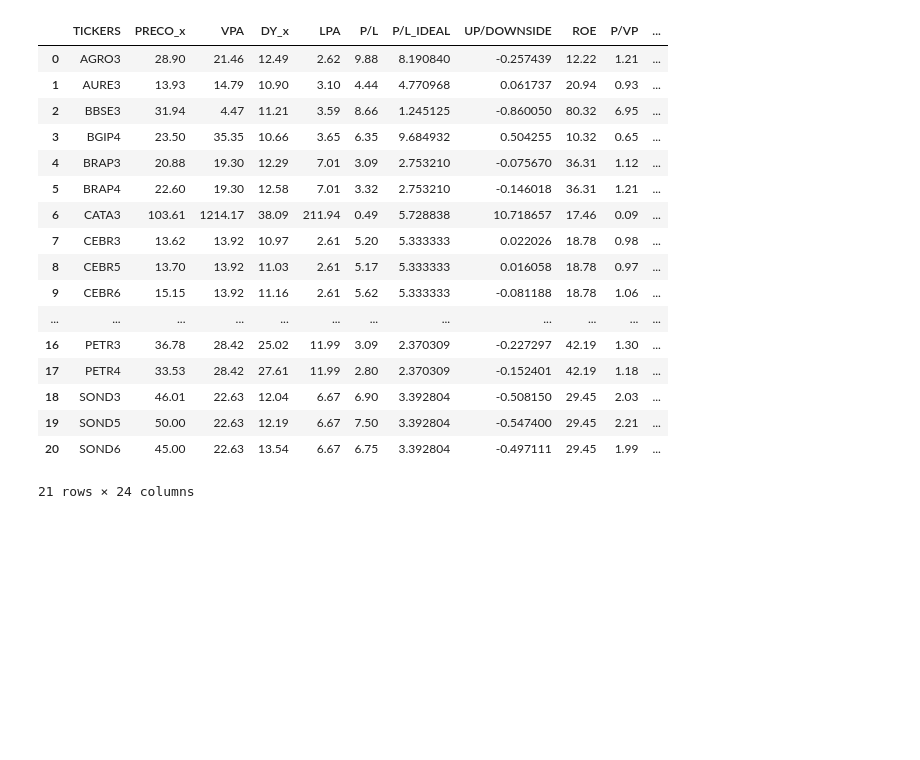
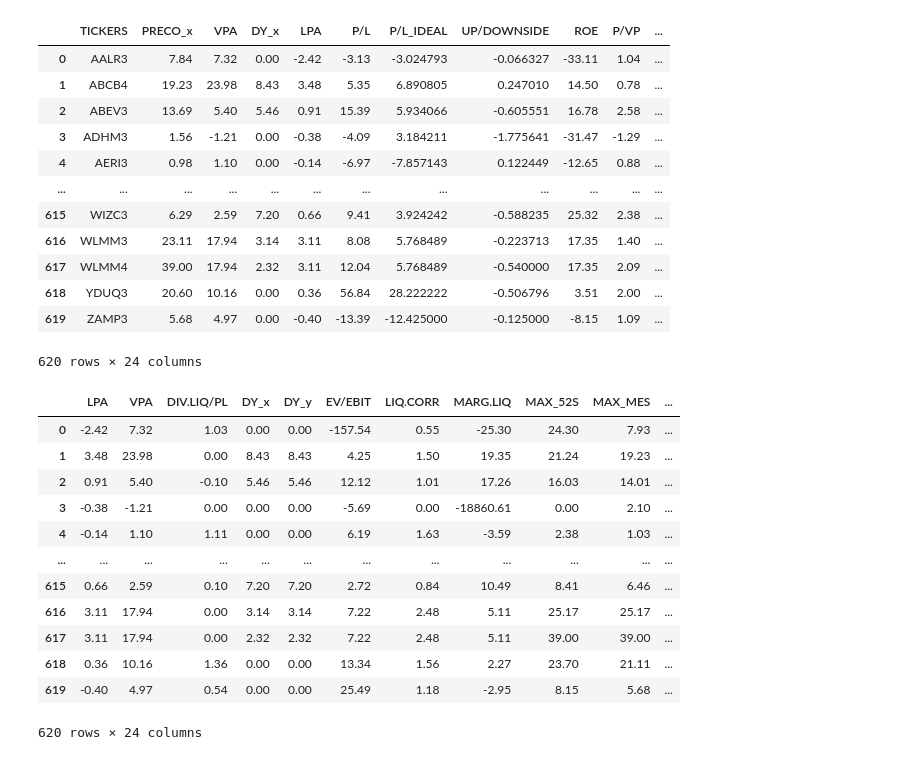
Before and after one commit to Scheinera/StatusInvest, a Jupyter notebook: [Status Invest] BuscaAvancada.ipynb, the cells around one changed output. Saved outputs shown, nothing was run; the diff lists cells and outputs as text; code cells hidden in the pictures; blank space fills up the shorter version.

```diff
--- a/[Status Invest] BuscaAvancada.ipynb
+++ b/[Status Invest] BuscaAvancada.ipynb
@@ -206,22 +198,37 @@ list_stocks
 # %%
-Investing = pd.merge(valuation, list_stocks, on='TICKERS')
-Investing
+investing = pd.merge(valuation, list_stocks, on='TICKERS')
+investing
 # %% [output]
 |  | TICKERS | PRECO_x | VPA | DY_x | LPA | P/L | P/L_IDEAL | UP/DOWNSIDE | ROE | P/VP | ... |
-| 0 | AGRO3 | 28.90 | 21.46 | 12.49 | 2.62 | 9.88 | 8.190840 | -0.257439 | 12.22 | 1.21 | ... |
-| 1 | AURE3 | 13.93 | 14.79 | 10.90 | 3.10 | 4.44 | 4.770968 | 0.061737 | 20.94 | 0.93 | ... |
-| 2 | BBSE3 | 31.94 | 4.47 | 11.21 | 3.59 | 8.66 | 1.245125 | -0.860050 | 80.32 | 6.95 | ... |
-| 3 | BGIP4 | 23.50 | 35.35 | 10.66 | 3.65 | 6.35 | 9.684932 | 0.504255 | 10.32 | 0.65 | ... |
-| 4 | BRAP3 | 20.88 | 19.30 | 12.29 | 7.01 | 3.09 | 2.753210 | -0.075670 | 36.31 | 1.12 | ... |
-| 5 | BRAP4 | 22.60 | 19.30 | 12.58 | 7.01 | 3.32 | 2.753210 | -0.146018 | 36.31 | 1.21 | ... |
-| 6 | CATA3 | 103.61 | 1214.17 | 38.09 | 211.94 | 0.49 | 5.728838 | 10.718657 | 17.46 | 0.09 | ... |
-| 7 | CEBR3 | 13.62 | 13.92 | 10.97 | 2.61 | 5.20 | 5.333333 | 0.022026 | 18.78 | 0.98 | ... |
-| 8 | CEBR5 | 13.70 | 13.92 | 11.03 | 2.61 | 5.17 | 5.333333 | 0.016058 | 18.78 | 0.97 | ... |
-| 9 | CEBR6 | 15.15 | 13.92 | 11.16 | 2.61 | 5.62 | 5.333333 | -0.081188 | 18.78 | 1.06 | ... |
+| 0 | AALR3 | 7.84 | 7.32 | 0.00 | -2.42 | -3.13 | -3.024793 | -0.066327 | -33.11 | 1.04 | ... |
+| 1 | ABCB4 | 19.23 | 23.98 | 8.43 | 3.48 | 5.35 | 6.890805 | 0.247010 | 14.50 | 0.78 | ... |
+| 2 | ABEV3 | 13.69 | 5.40 | 5.46 | 0.91 | 15.39 | 5.934066 | -0.605551 | 16.78 | 2.58 | ... |
+| 3 | ADHM3 | 1.56 | -1.21 | 0.00 | -0.38 | -4.09 | 3.184211 | -1.775641 | -31.47 | -1.29 | ... |
+| 4 | AERI3 | 0.98 | 1.10 | 0.00 | -0.14 | -6.97 | -7.857143 | 0.122449 | -12.65 | 0.88 | ... |
 | ... | ... | ... | ... | ... | ... | ... | ... | ... | ... | ... | ... |
-| 16 | PETR3 | 36.78 | 28.42 | 25.02 | 11.99 | 3.09 | 2.370309 | -0.227297 | 42.19 | 1.30 | ... |
-| 17 | PETR4 | 33.53 | 28.42 | 27.61 | 11.99 | 2.80 | 2.370309 | -0.152401 | 42.19 | 1.18 | ... |
-| 18 | SOND3 | 46.01 | 22.63 | 12.04 | 6.67 | 6.90 | 3.392804 | -0.508150 | 29.45 | 2.03 | ... |
-| 19 | SOND5 | 50.00 | 22.63 | 12.19 | 6.67 | 7.50 | 3.392804 | -0.547400 | 29.45 | 2.21 | ... |
-| 20 | SOND6 | 45.00 | 22.63 | 13.54 | 6.67 | 6.75 | 3.392804 | -0.497111 | 29.45 | 1.99 | ... |
+| 615 | WIZC3 | 6.29 | 2.59 | 7.20 | 0.66 | 9.41 | 3.924242 | -0.588235 | 25.32 | 2.38 | ... |
+| 616 | WLMM3 | 23.11 | 17.94 | 3.14 | 3.11 | 8.08 | 5.768489 | -0.223713 | 17.35 | 1.40 | ... |
+| 617 | WLMM4 | 39.00 | 17.94 | 2.32 | 3.11 | 12.04 | 5.768489 | -0.540000 | 17.35 | 2.09 | ... |
+| 618 | YDUQ3 | 20.60 | 10.16 | 0.00 | 0.36 | 56.84 | 28.222222 | -0.506796 | 3.51 | 2.00 | ... |
+| 619 | ZAMP3 | 5.68 | 4.97 | 0.00 | -0.40 | -13.39 | -12.425000 | -0.125000 | -8.15 | 1.09 | ... |
-21 rows × 24 columns
+620 rows × 24 columns
+# %%
+investing.sort_index(axis=1, inplace=True)
+investing
+
+#temperatures.columns = sorted(temperatures.columns)
+#investing = investing[['TICKERS', 'PRECO_x']]
+# %% [output]
+|  | LPA | VPA | DIV.LIQ/PL | DY_x | DY_y | EV/EBIT | LIQ.CORR | MARG.LIQ | MAX_52S | MAX_MES | ... |
+| 0 | -2.42 | 7.32 | 1.03 | 0.00 | 0.00 | -157.54 | 0.55 | -25.30 | 24.30 | 7.93 | ... |
+| 1 | 3.48 | 23.98 | 0.00 | 8.43 | 8.43 | 4.25 | 1.50 | 19.35 | 21.24 | 19.23 | ... |
+| 2 | 0.91 | 5.40 | -0.10 | 5.46 | 5.46 | 12.12 | 1.01 | 17.26 | 16.03 | 14.01 | ... |
+| 3 | -0.38 | -1.21 | 0.00 | 0.00 | 0.00 | -5.69 | 0.00 | -18860.61 | 0.00 | 2.10 | ... |
+| 4 | -0.14 | 1.10 | 1.11 | 0.00 | 0.00 | 6.19 | 1.63 | -3.59 | 2.38 | 1.03 | ... |
+| ... | ... | ... | ... | ... | ... | ... | ... | ... | ... | ... | ... |
+| 615 | 0.66 | 2.59 | 0.10 | 7.20 | 7.20 | 2.72 | 0.84 | 10.49 | 8.41 | 6.46 | ... |
+| 616 | 3.11 | 17.94 | 0.00 | 3.14 | 3.14 | 7.22 | 2.48 | 5.11 | 25.17 | 25.17 | ... |
+| 617 | 3.11 | 17.94 | 0.00 | 2.32 | 2.32 | 7.22 | 2.48 | 5.11 | 39.00 | 39.00 | ... |
+| 618 | 0.36 | 10.16 | 1.36 | 0.00 | 0.00 | 13.34 | 1.56 | 2.27 | 23.70 | 21.11 | ... |
+| 619 | -0.40 | 4.97 | 0.54 | 0.00 | 0.00 | 25.49 | 1.18 | -2.95 | 8.15 | 5.68 | ... |
+620 rows × 24 columns
```
Also changed, not shown: parts of 3 cells of this notebook, 6 other files.
